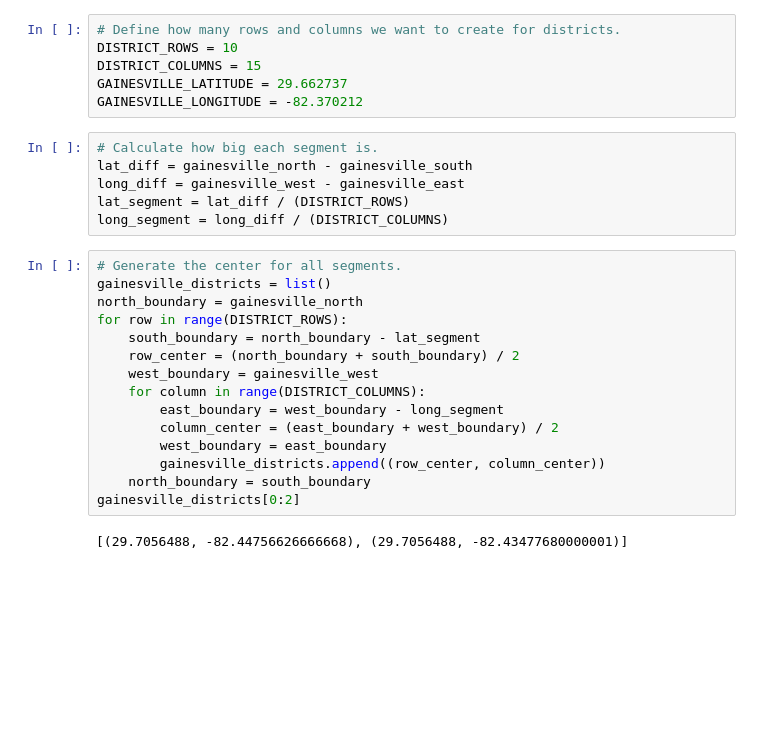
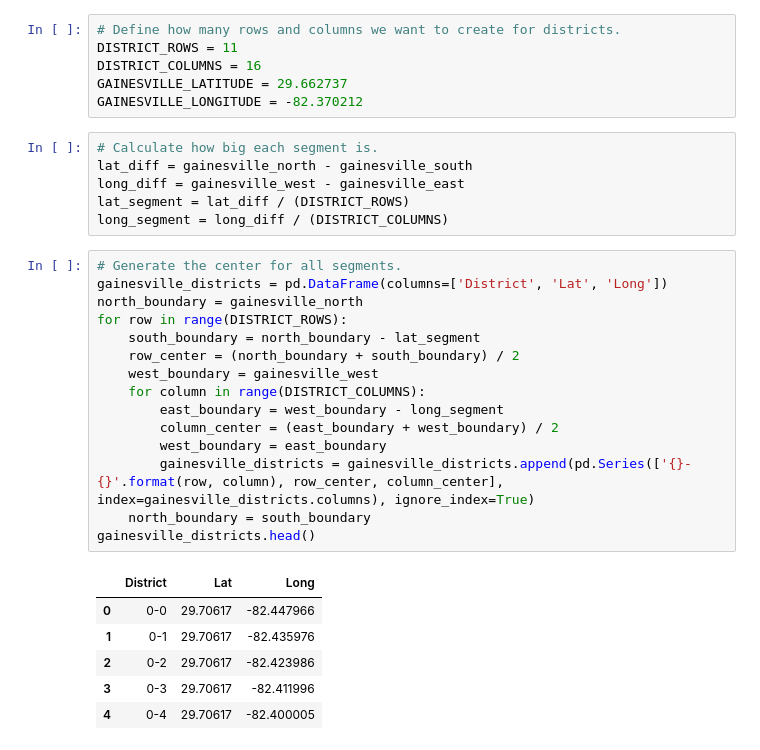
Before and after one commit to fpcorso/Coursera_Capstone, a Jupyter notebook: Capstone_Notebook.ipynb, the cells around one changed output. Saved outputs shown, nothing was run; the diff lists cells and outputs as text; blank space fills up the shorter version.

```diff
--- a/Capstone_Notebook.ipynb
+++ b/Capstone_Notebook.ipynb
@@ -35,8 +30,8 @@ gainesville_west = -82.453961
 gainesville_east = -82.262119
 # %%
 # Define how many rows and columns we want to create for districts.
-DISTRICT_ROWS = 10
-DISTRICT_COLUMNS = 15
+DISTRICT_ROWS = 11
+DISTRICT_COLUMNS = 16
 GAINESVILLE_LATITUDE = 29.662737
 GAINESVILLE_LONGITUDE = -82.370212
 # %%
@@ -47,21 +42,26 @@ lat_segment = lat_diff / (DISTRICT_ROWS)
 long_segment = long_diff / (DISTRICT_COLUMNS)
 # %%
 # Generate the center for all segments.
-gainesville_districts = list()
+gainesville_districts = pd.DataFrame(columns=['District', 'Lat', 'Long'])
 north_boundary = gainesville_north
 for row in range(DISTRICT_ROWS):
     south_boundary = north_boundary - lat_segment
     row_center = (north_boundary + south_boundary) / 2
     west_boundary = gainesville_west
     for column in range(DISTRICT_COLUMNS):
         east_boundary = west_boundary - long_segment
         column_center = (east_boundary + west_boundary) / 2
         west_boundary = east_boundary
-        gainesville_districts.append((row_center, column_center))
+        gainesville_districts = gainesville_districts.append(pd.Series(['{}-{}'.format(row, column), row_center, column_center], index=gainesville_districts.columns), ignore_index=True)
     north_boundary = south_boundary
-gainesville_districts[0:2]
+gainesville_districts.head()
 # %% [output]
-[(29.7056488, -82.44756626666668), (29.7056488, -82.43477680000001)]
+|  | District | Lat | Long |
+| 0 | 0-0 | 29.70617 | -82.447966 |
+| 1 | 0-1 | 29.70617 | -82.435976 |
+| 2 | 0-2 | 29.70617 | -82.423986 |
+| 3 | 0-3 | 29.70617 | -82.411996 |
+| 4 | 0-4 | 29.70617 | -82.400005 |
 # %%
 # Create map of Gainesville to see our districts.
 general_map = folium.Map(location=[GAINESVILLE_LATITUDE, GAINESVILLE_LONGITUDE], zoom_start=12)
```
Also changed, not shown: parts of 12 cells of this notebook.
